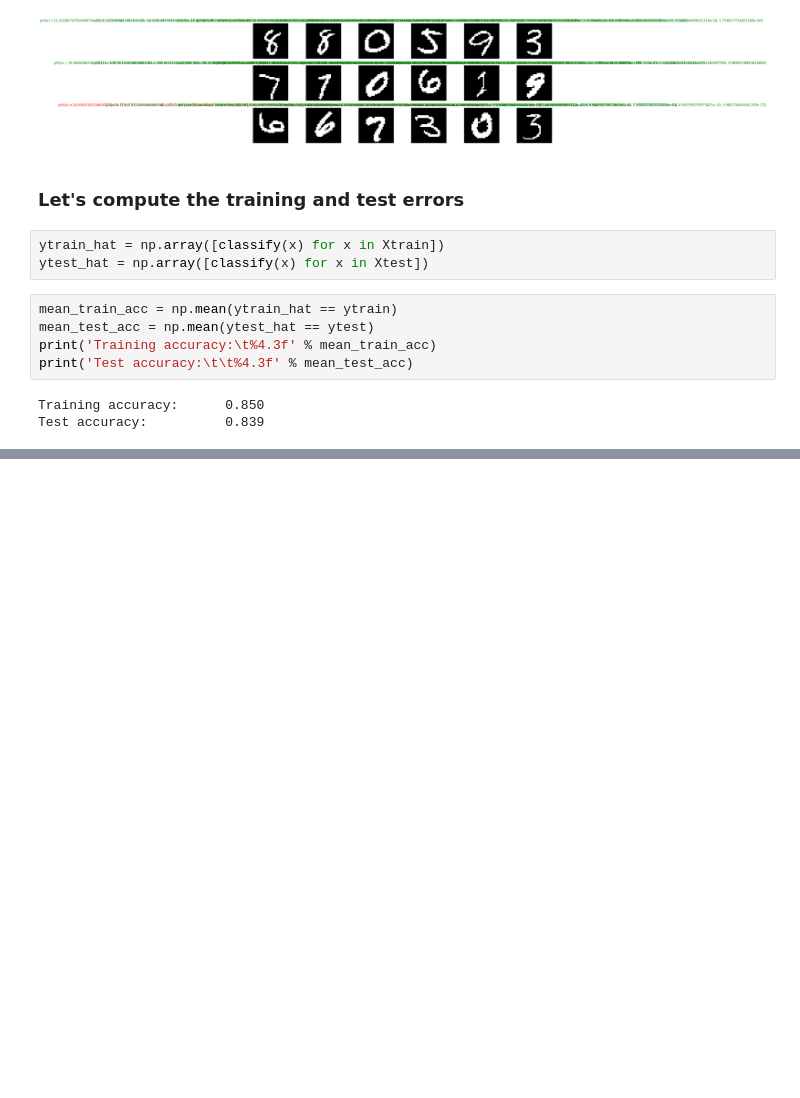
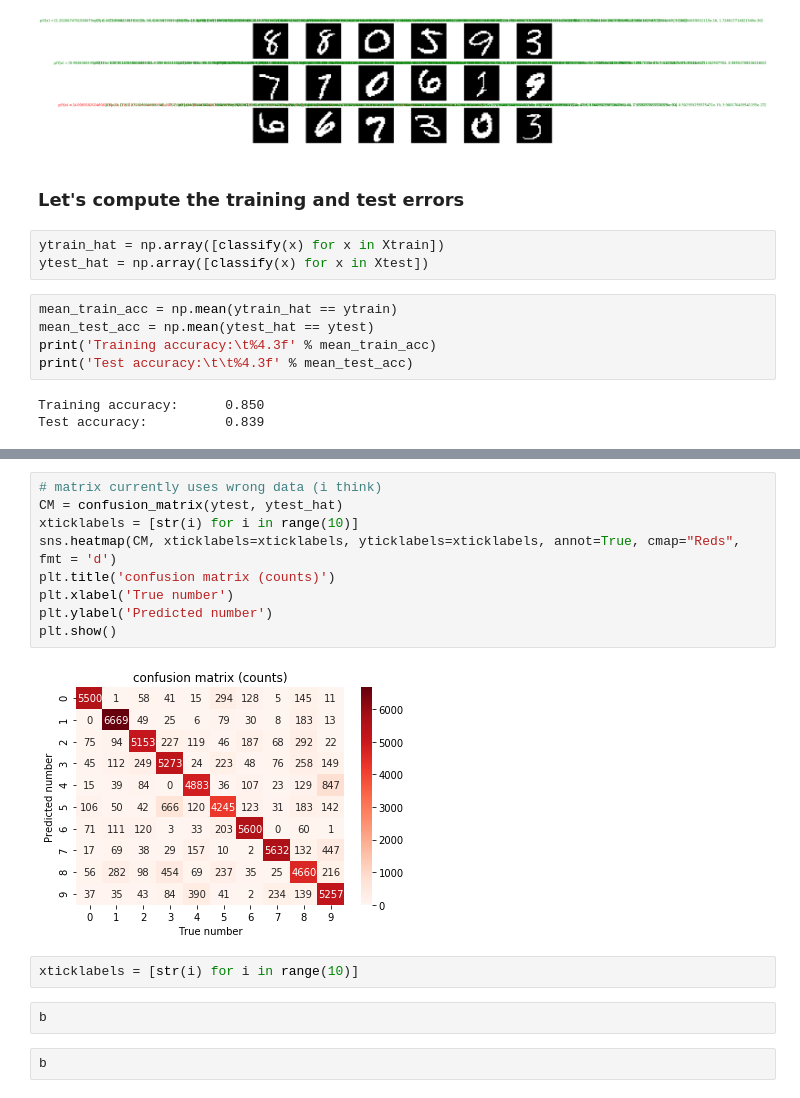
Before and after one commit to Aagaarrd/02462-assignment1, a Jupyter notebook: mnnist.ipynb, the cells around one changed output, grey strips where cells are left out. Cells and saved outputs as stored; diff of their text form; blank space fills up the shorter version.

```diff
--- a/mnnist.ipynb
+++ b/mnnist.ipynb
@@ -434,0 +445,17 @@ Test accuracy:          0.839
+# %%
+# matrix currently uses wrong data (i think)
+CM = confusion_matrix(ytest, ytest_hat)
+xticklabels = [str(i) for i in range(10)]
+sns.heatmap(CM, xticklabels=xticklabels, yticklabels=xticklabels, annot=True, cmap="Reds", fmt = 'd')
+plt.title('confusion matrix (counts)')
+plt.xlabel('True number')
+plt.ylabel('Predicted number')
+plt.show()
+# %% [output]
+[figure, added]
+# %%
+xticklabels = [str(i) for i in range(10)]
+# %%
+b
+# %%
+b
```
Also changed, not shown: parts of 21 cells of this notebook.
